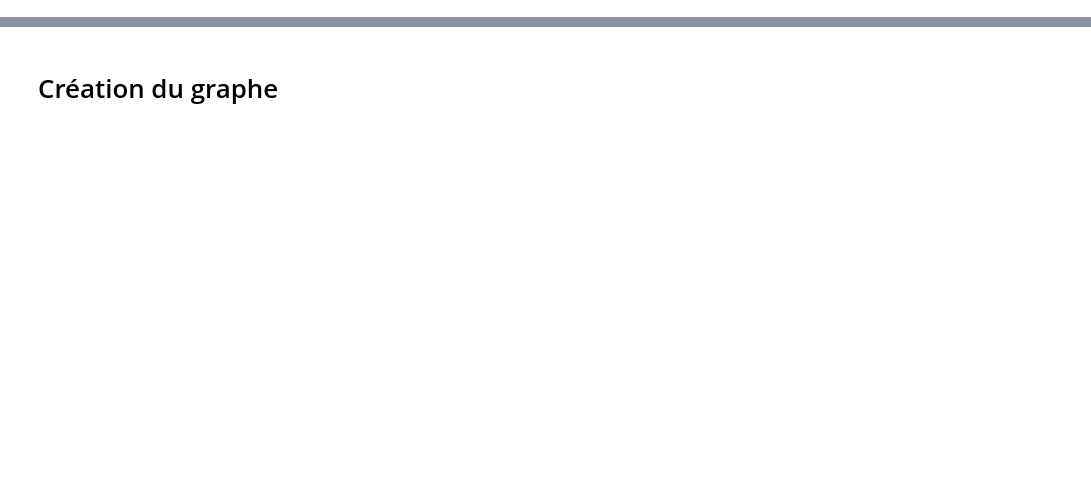
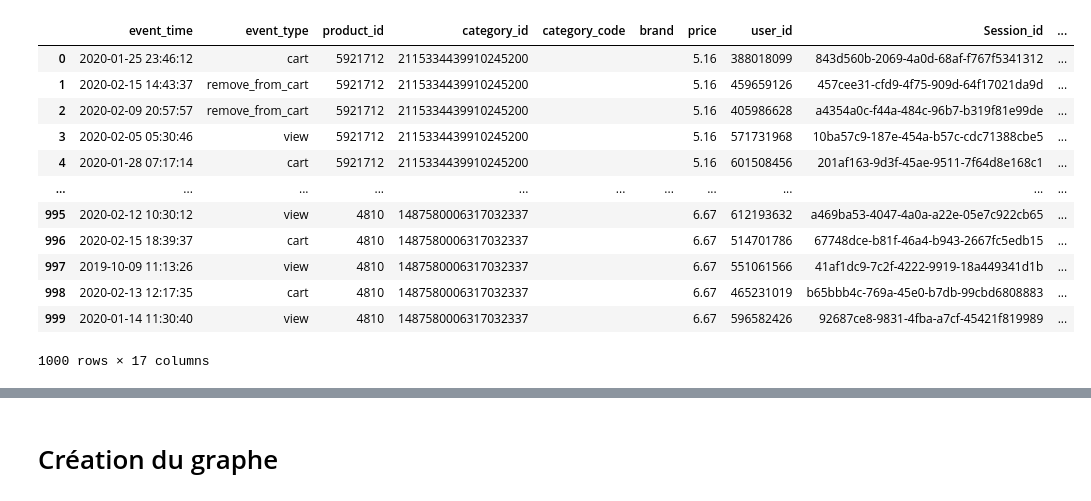
Before and after one commit to bzothmane/anomaly-detection, a Jupyter notebook: Dominant.ipynb, the cells around one changed output, grey strips where cells are left out. Cells and saved outputs as stored; diff of their text form; code cells hidden in the pictures; blank space fills up the shorter version.

```diff
--- a/Dominant.ipynb
+++ b/Dominant.ipynb
@@ -8,6 +21,22 @@
 # %%
 import pandas as pd
 # %%
-database_path = "/content/drive/MyDrive/Project Anomaly Detection/data/data_out_head_10000.csv"
+database_path = "data_out_head_head.csv"
 
-dataframe = pd.read_csv(database_path).fillna("")
+dataframe = pd.read_csv(database_path, index_col=0).fillna("")
+# %%
+dataframe
+# %% [output]
+|  | event_time | event_type | product_id | category_id | category_code | brand | price | user_id | Session_id | ... |
+| 0 | 2020-01-25 23:46:12 | cart | 5921712 | 2115334439910245200 |  |  | 5.16 | 388018099 | 843d560b-2069-4a0d-68af-f767f5341312 | ... |
+| 1 | 2020-02-15 14:43:37 | remove_from_cart | 5921712 | 2115334439910245200 |  |  | 5.16 | 459659126 | 457cee31-cfd9-4f75-909d-64f17021da9d | ... |
+| 2 | 2020-02-09 20:57:57 | remove_from_cart | 5921712 | 2115334439910245200 |  |  | 5.16 | 405986628 | a4354a0c-f44a-484c-96b7-b319f81e99de | ... |
+| 3 | 2020-02-05 05:30:46 | view | 5921712 | 2115334439910245200 |  |  | 5.16 | 571731968 | 10ba57c9-187e-454a-b57c-cdc71388cbe5 | ... |
+| 4 | 2020-01-28 07:17:14 | cart | 5921712 | 2115334439910245200 |  |  | 5.16 | 601508456 | 201af163-9d3f-45ae-9511-7f64d8e168c1 | ... |
+| ... | ... | ... | ... | ... | ... | ... | ... | ... | ... | ... |
+| 995 | 2020-02-12 10:30:12 | view | 4810 | 1487580006317032337 |  |  | 6.67 | 612193632 | a469ba53-4047-4a0a-a22e-05e7c922cb65 | ... |
+| 996 | 2020-02-15 18:39:37 | cart | 4810 | 1487580006317032337 |  |  | 6.67 | 514701786 | 67748dce-b81f-46a4-b943-2667fc5edb15 | ... |
+| 997 | 2019-10-09 11:13:26 | view | 4810 | 1487580006317032337 |  |  | 6.67 | 551061566 | 41af1dc9-7c2f-4222-9919-18a449341d1b | ... |
+| 998 | 2020-02-13 12:17:35 | cart | 4810 | 1487580006317032337 |  |  | 6.67 | 465231019 | b65bbb4c-769a-45e0-b7db-99cbd6808883 | ... |
+| 999 | 2020-01-14 11:30:40 | view | 4810 | 1487580006317032337 |  |  | 6.67 | 596582426 | 92687ce8-9831-4fba-a7cf-45421f819989 | ... |
+1000 rows × 17 columns
```
Also changed, not shown: parts of 27 cells of this notebook.
